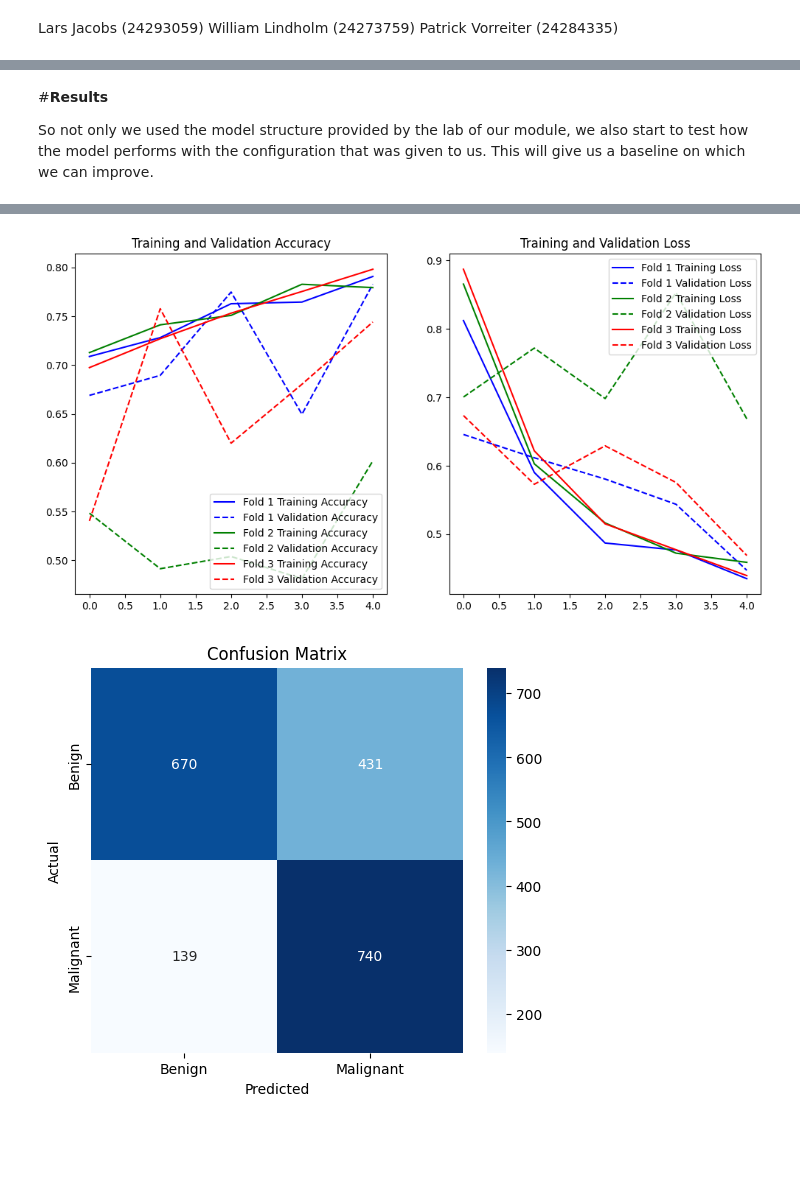
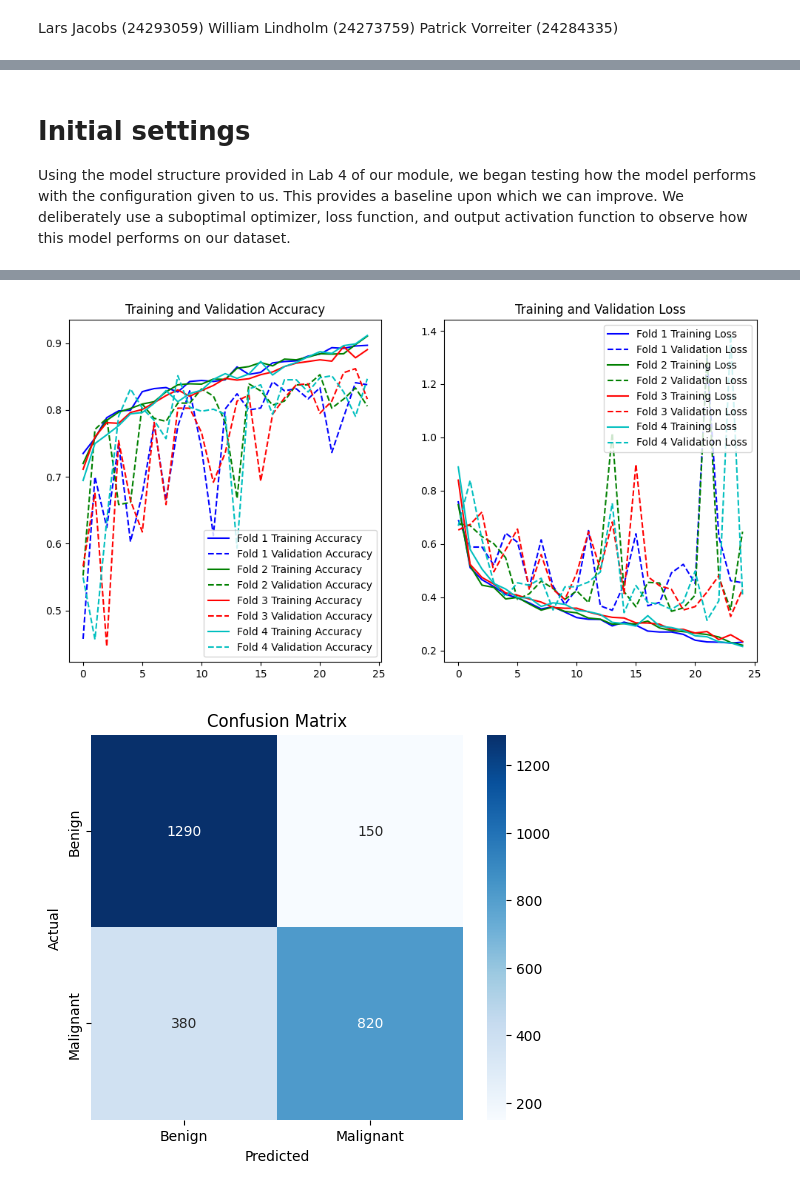
Before and after one commit to LindholmLabs/Neural-Computing, a Jupyter notebook: CS4287_Prj1_24293059_24273759_24284335.ipynb, the cells around one changed output, grey strips where cells are left out. Drawn from its saved outputs; the diff is of its cells as text; code cells hidden in the pictures; blank space fills up the shorter version.

```diff
--- a/CS4287_Prj1_24293059_24273759_24284335.ipynb
+++ b/CS4287_Prj1_24293059_24273759_24284335.ipynb
@@ -126,6 +131,5 @@ malignant_images = load_images_from_folder(malignant_path)
 # %%
 import numpy as np
-import matplotlib.pyplot as plt
 import seaborn as sns
 import random
 from PIL import Image
@@ -139,9 +143,11 @@ def compute_average_pixel_intensity(images, target_size=(64, 64)):
     avg_intensity /= len(images)
     return avg_intensity
 
+# Sample 100 images randomly
 benign_sampled = random.sample(benign_images, min(100, len(benign_images)))
 malignant_sampled = random.sample(malignant_images, min(100, len(malignant_images)))
 
+# Compute average pixel intensity for the sampled images using the function provided before
 avg_intensity_benign = compute_average_pixel_intensity(benign_sampled)
 avg_intensity_malignant = compute_average_pixel_intensity(malignant_sampled)
 
@@ -158,32 +164,4 @@ plt.title("Average Pixel Intensity (Malignant)")
 plt.xlabel('Pixel X-coordinate')
 plt.ylabel('Pixel Y-coordinate')
 plt.show()
-
-num_benign = len(benign_images)
-num_malignant = len(malignant_images)
-colors = ['#ffcc00', '#ff3300']
-
-plt.figure(figsize=(6, 4))
-plt.bar(['Benign', 'Malignant'], [num_benign, num_malignant], color=colors)
-plt.title('Class Distribution: Benign vs Malignant')
-plt.xlabel('Class')
-plt.ylabel('Number of Samples')
-plt.show()
-
-plt.figure(figsize=(10, 5))
-
-for i in range(5):
-    plt.subplot(2, 5, i+1)
-    plt.imshow(benign_images[i])
-    plt.title('Benign')
-    plt.axis('off')
-
-for i in range(5):
-    plt.subplot(2, 5, i+6)
-    plt.imshow(malignant_images[i])
-    plt.title('Malignant')
-    plt.axis('off')
-
-plt.tight_layout()
-plt.show()
 # %% [output]
@@ -492,16 +473,16 @@ This has resulted in the following list of parameters that we will be able to tu
 # %% [markdown]
-#**Results**
+# Initial settings
 
 
-So not only we used the model structure provided by the lab of our module, we also start to test how the model performs with the configuration that was given to us. This will give us a baseline on which we can improve.
+Using the model structure provided in Lab 4 of our module, we began testing how the model performs with the configuration given to us. This provides a baseline upon which we can improve. We deliberately use a suboptimal optimizer, loss function, and output activation function to observe how this model performs on our dataset.
 # %%
 model_obj = ImageClassificationModel(optimizer='RMSprop',
                                      loss_function='categorical_crossentropy',
                                      activation_function='relu',
                                      output_activation_function='softmax',
                                      batch_size=32,
-                                     epochs=5,
+                                     epochs=25,
                                      num_output_neurons=2,
-                                     num_folds=3)
+                                     num_folds=4)
 model_obj.run()
 # %% [output]
@@ -520,2 +503,2 @@ F1 Score: 0.7220
-[figure, old version]
+[figure, new version]
-[figure, old version]
+[figure, new version]
```
Also changed, not shown: parts of 70 cells of this notebook.
